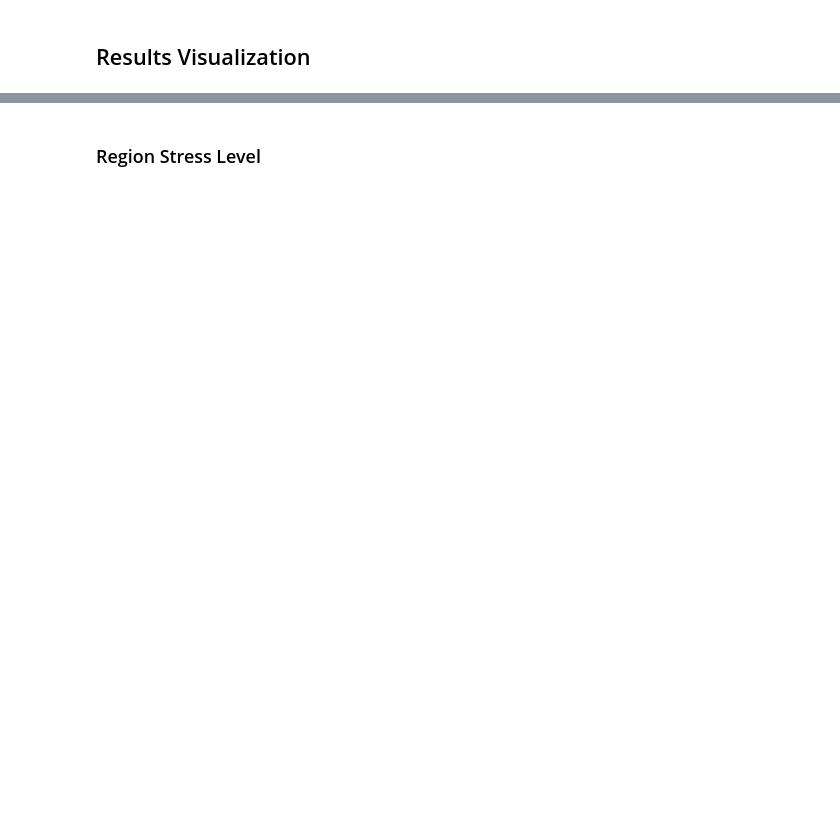
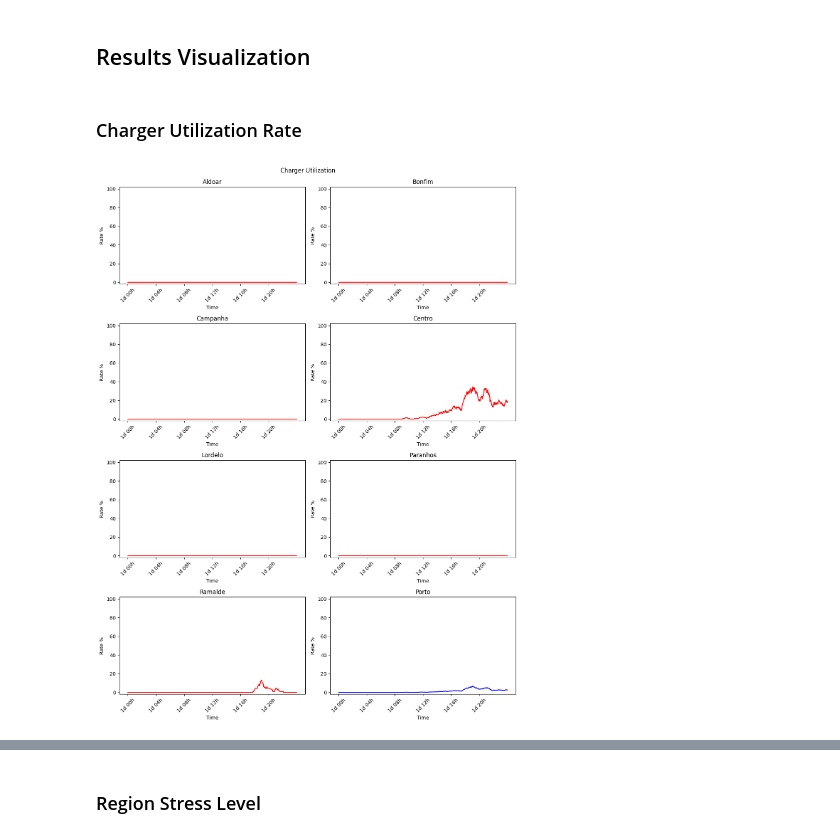
Before and after one commit to Henrique-O-S/MS_Simulation_Framework, a Jupyter notebook: logs/results.ipynb, the cells around one changed output, grey strips where cells are left out. Cells and saved outputs as stored; diff of their text form; code cells hidden in the pictures; blank space fills up the shorter version.

```diff
--- a/logs/results.ipynb
+++ b/logs/results.ipynb
@@ -98,3 +98,15 @@ def plot_metric(metric, title, label, regions, region_data, porto_data, limits,
     ax_total.set_xticklabels(reduced_labels, rotation=45)
     plt.tight_layout(rect=[0, 0, 1, 0.99])
     plt.show()
+# %% [markdown]
+### Charger Utilization Rate
+# %%
+porto_data = np.zeros(steps)
+for region in regions:
+    porto_data += region_data[region]['charger']
+porto_data = porto_data / len(regions)
+limits = [0, 100]
+
+plot_metric('charger', 'Charger Utilization', 'Rate %', regions, region_data, porto_data, limits, 'r')
+# %% [output]
+[figure, added]
```
Also changed, not shown: parts of 7 cells of this notebook, 1 other file.
